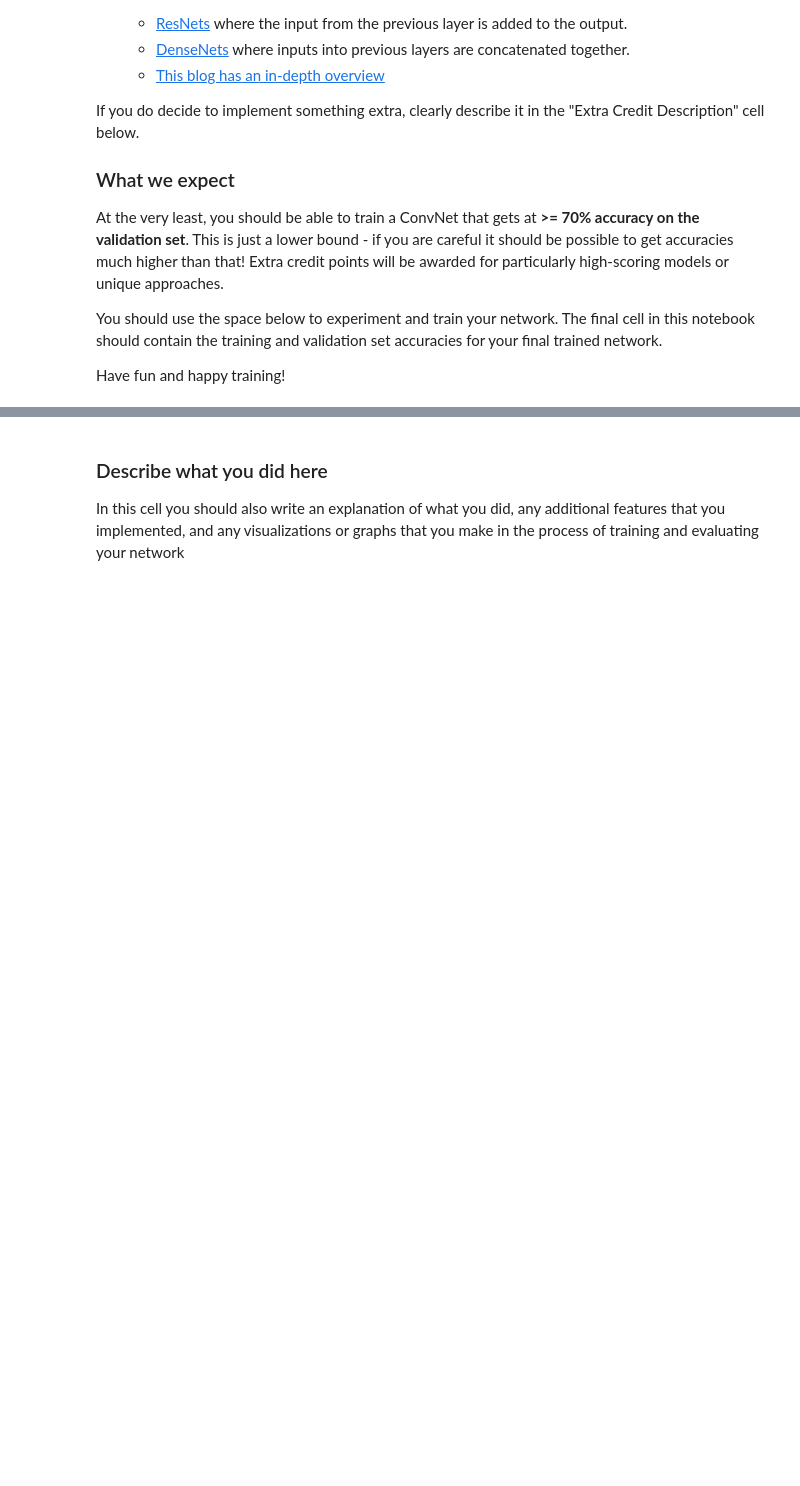
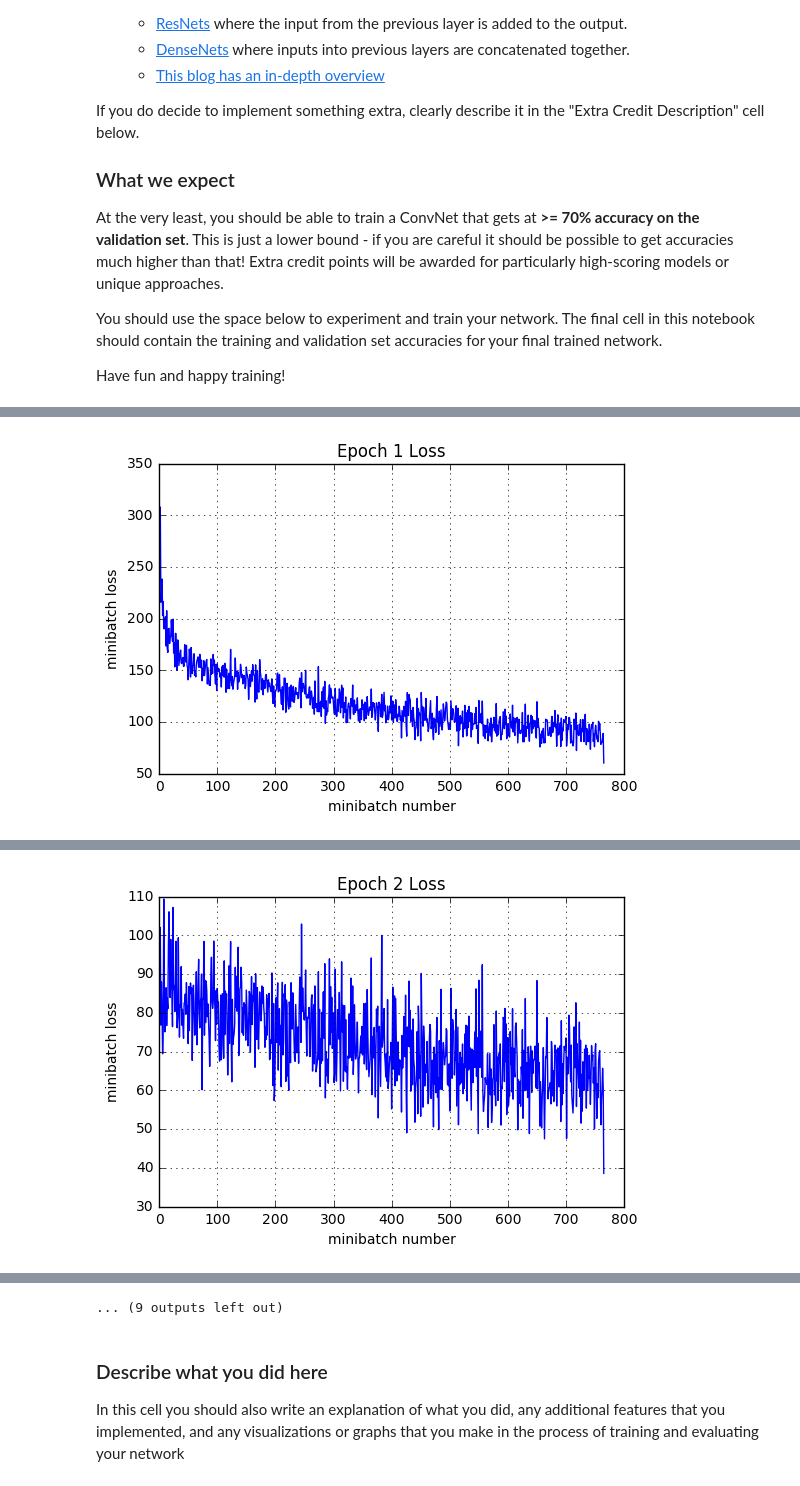
Before and after one commit to Observerspy/CS231n, a Jupyter notebook: assignment2/TensorFlow.ipynb, the cells around one changed output, grey strips where cells are left out. Drawn from its saved outputs; the diff is of its cells as text; code cells hidden in the pictures; blank space fills up the shorter version.

```diff
--- a/assignment2/TensorFlow.ipynb
+++ b/assignment2/TensorFlow.ipynb
@@ -454,8 +405,8 @@ Epoch 1, Overall loss = 370 and accuracy of 0.37
 # %%
 # batch normalization in tensorflow requires this extra dependency
-extra_update_ops = tf.get_collection(tf.GraphKeys.UPDATE_OPS)
-with tf.control_dependencies(extra_update_ops):
-    train_step = optimizer.minimize(mean_loss)
+# extra_update_ops = tf.get_collection(tf.GraphKeys.UPDATE_OPS)
+# with tf.control_dependencies(extra_update_ops):
+#     train_step = optimizer.minimize(mean_loss)
 # %% [markdown]
 ### Train the model
 Below we'll create a session and train the model over one epoch. You should see a loss of 1.4 to 2.0 and an accuracy of 0.4 to 0.5. There will be some variation due to random seeds and differences in initialization
@@ -545,26 +497,3 @@ At the very least, you should be able to train a ConvNet that gets at **>= 70% a
 You should use the space below to experiment and train your network. The final cell in this notebook should contain the training and validation set accuracies for your final trained network.
 
 Have fun and happy training!
-# %%
-# Feel free to play with this cell
-
-def my_model(X,y,is_training):
-    pass
-
-tf.reset_default_graph()
-
-X = tf.placeholder(tf.float32, [None, 32, 32, 3])
-y = tf.placeholder(tf.int64, [None])
-is_training = tf.placeholder(tf.bool)
-
-y_out = my_model(X,y,is_training)
-mean_loss = None
-optimizer = None
-
-
-pass
-
-# batch normalization in tensorflow requires this extra dependency
-extra_update_ops = tf.get_collection(tf.GraphKeys.UPDATE_OPS)
-with tf.control_dependencies(extra_update_ops):
-    train_step = optimizer.minimize(mean_loss)
@@ -573,10 +553,13 @@ with tf.control_dependencies(extra_update_ops):
 # This default code creates a session
 # and trains your model for 10 epochs
 # then prints the validation set accuracy
-sess = tf.Session()
-
-sess.run(tf.global_variables_initializer())
-print('Training')
-run_model(sess,y_out,mean_loss,X_train,y_train,10,64,100,train_step,True)
-print('Validation')
-run_model(sess,y_out,mean_loss,X_val,y_val,1,64)
+with tf.Session() as sess:
+    with tf.device("/cpu:0"): #"/cpu:0" or "/gpu:0"
+        sess.run(tf.global_variables_initializer())
+        print('Training')
+        run_model(sess,y_out,mean_loss,X_train,y_train,10,64,100,train_step,True)
+        print('Validation')
+        run_model(sess,y_out,mean_loss,X_val,y_val,1,64)
+        print('Test')
+        run_model(sess,y_out,mean_loss,X_test,y_test,1,64)
+# %% [output]
@@ -582,0 +576 @@ run_model(sess,y_out,mean_loss,X_val,y_val,1,64)
+[figure, added]
@@ -582,0 +586 @@ run_model(sess,y_out,mean_loss,X_val,y_val,1,64)
+[figure, added]
@@ -583,3 +625,4 @@ run_model(sess,y_out,mean_loss,X_val,y_val,1,64)
+... (9 outputs left out)
 # %%
 # Test your model here, and make sure
 # the output of this cell is the accuracy
```
Also changed, not shown: parts of 12 cells of this notebook.
